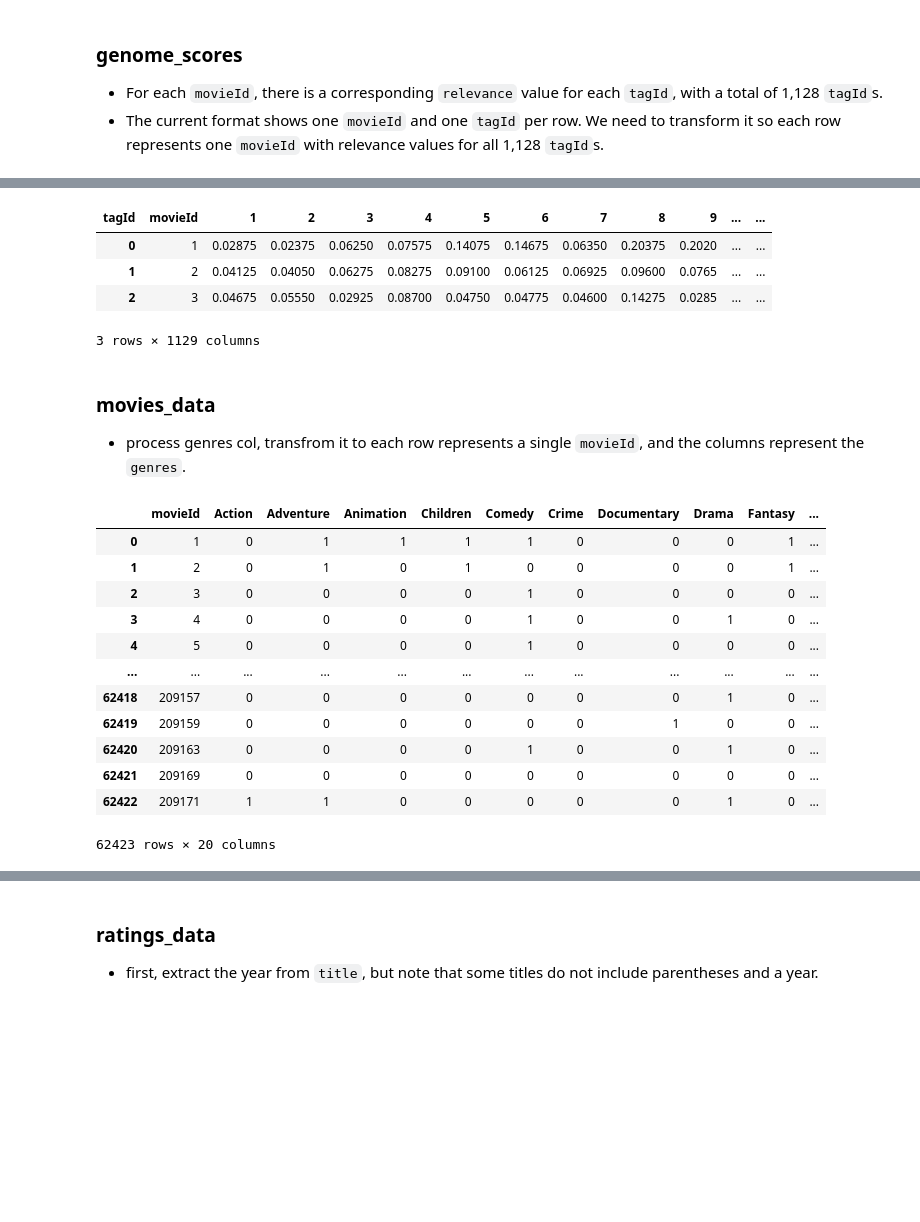
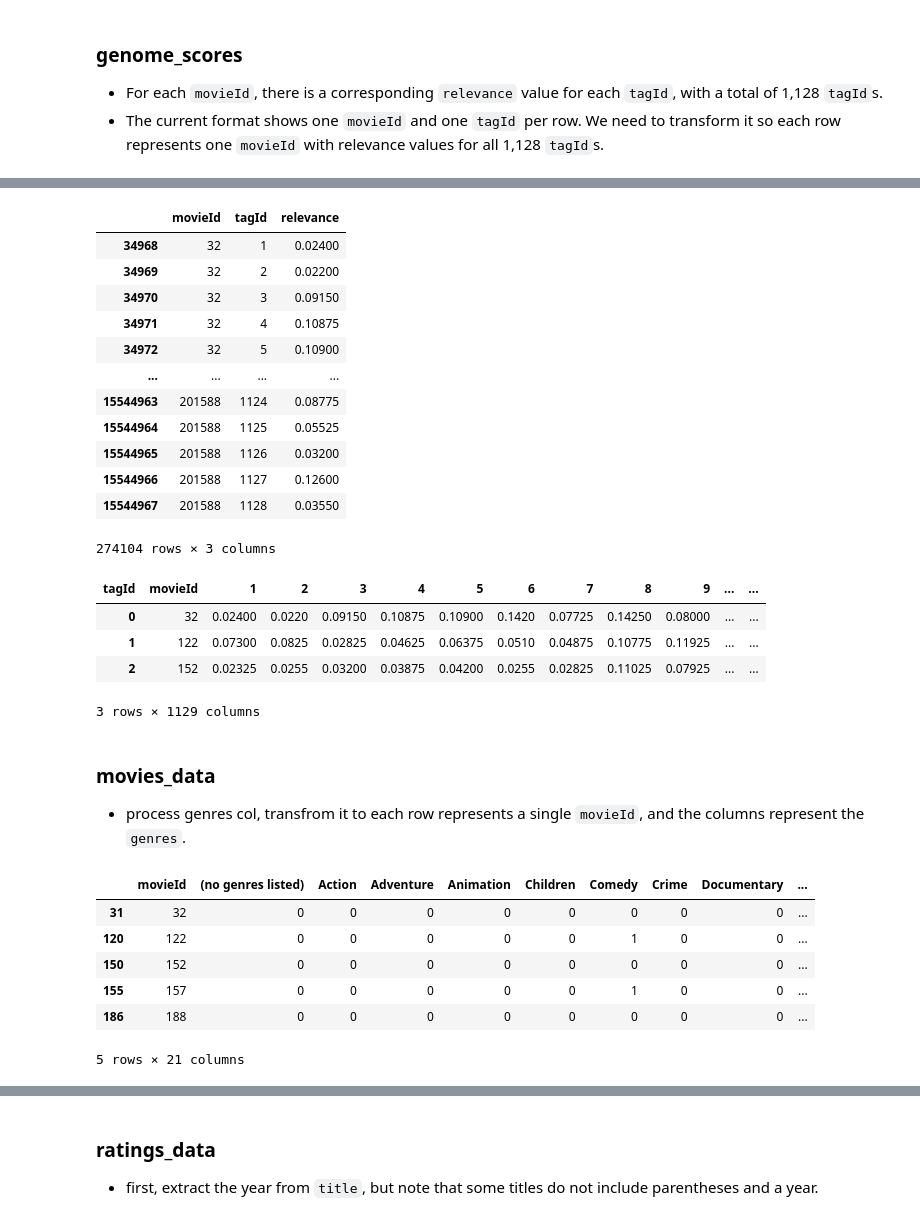
Before and after one commit to KarenKaoK/neo4j-movie-recommender, a Jupyter notebook: main.ipynb, the cells around one changed output, grey strips where cells are left out. Drawn from its saved outputs; the diff is of its cells as text; code cells hidden in the pictures; blank space fills up the shorter version.

```diff
--- a/main.ipynb
+++ b/main.ipynb
@@ -20,6 +22,6 @@ os.listdir('./data')
  'genome-scores.csv',
  'movies.csv']
 # %%
-genome_scores_data = pd.read_csv('./data/genome-scores.csv')
-movies_data = pd.read_csv('./data/movies.csv')
-ratings_data = pd.read_csv('./data/ratings.csv')
+tag_df = pd.read_csv('./data/genome-scores.csv')
+movie_df = pd.read_csv('./data/movies.csv')
+rating_df = pd.read_csv('./data/ratings.csv')
@@ -32,0 +60,17 @@ genome_scores_data.head(3)
+# %%
+'''
+依照原本的方法，在計算 cos similarity 的時候，會需要耗用大量的 RAM
+因為他是一個稀疏矩陣，當有 N 個電影，就會創立 N*N 大小的矩陣
+那這次實驗先縮小 movie 數量嘗試看看
+'''
+
+# limit to 1000 movies
+movieId_list = movie_df['movieId'].sample(1000)
+
+tag_df = tag_df[tag_df['movieId'].isin(movieId_list)]
+movie_df = movie_df[movie_df['movieId'].isin(movieId_list)]
+rating_df = rating_df[rating_df['movieId'].isin(movieId_list)]
+
+print(tag_df.shape
+      ,movie_df.shape
+      ,rating_df.shape)
@@ -152,32 +126,43 @@ genome_scores_data
+# %%
+tag_df
+# %% [output]
+|  | movieId | tagId | relevance |
+| 34968 | 32 | 1 | 0.02400 |
+| 34969 | 32 | 2 | 0.02200 |
+| 34970 | 32 | 3 | 0.09150 |
+| 34971 | 32 | 4 | 0.10875 |
+| 34972 | 32 | 5 | 0.10900 |
+| ... | ... | ... | ... |
+| 15544963 | 201588 | 1124 | 0.08775 |
+| 15544964 | 201588 | 1125 | 0.05525 |
+| 15544965 | 201588 | 1126 | 0.03200 |
+| 15544966 | 201588 | 1127 | 0.12600 |
+| 15544967 | 201588 | 1128 | 0.03550 |
+274104 rows × 3 columns
 # %%
-genome_scores_data = genome_scores_data.pivot(index=['movieId'], columns=['tagId'], values='relevance').reset_index()
-genome_scores_data.head(3)
+tag_df = tag_df.pivot(index=['movieId'], columns=['tagId'], values='relevance').reset_index()
+tag_df.head(3)
 # scores_pivot = genome_scores_data.pivot_table(index = ["movieId"],columns = ["tagId"],values = "relevance").reset_index()
 # %% [output]
 | tagId | movieId | 1 | 2 | 3 | 4 | 5 | 6 | 7 | 8 | 9 | ... | ... |
-| 0 | 1 | 0.02875 | 0.02375 | 0.06250 | 0.07575 | 0.14075 | 0.14675 | 0.06350 | 0.20375 | 0.2020 | ... | ... |
-| 1 | 2 | 0.04125 | 0.04050 | 0.06275 | 0.08275 | 0.09100 | 0.06125 | 0.06925 | 0.09600 | 0.0765 | ... | ... |
-| 2 | 3 | 0.04675 | 0.05550 | 0.02925 | 0.08700 | 0.04750 | 0.04775 | 0.04600 | 0.14275 | 0.0285 | ... | ... |
+| 0 | 32 | 0.02400 | 0.0220 | 0.09150 | 0.10875 | 0.10900 | 0.1420 | 0.07725 | 0.14250 | 0.08000 | ... | ... |
+| 1 | 122 | 0.07300 | 0.0825 | 0.02825 | 0.04625 | 0.06375 | 0.0510 | 0.04875 | 0.10775 | 0.11925 | ... | ... |
+| 2 | 152 | 0.02325 | 0.0255 | 0.03200 | 0.03875 | 0.04200 | 0.0255 | 0.02825 | 0.11025 | 0.07925 | ... | ... |
 3 rows × 1129 columns
 # %% [markdown]
 ### movies_data
 
 - process genres col, transfrom it to each row represents a single `movieId`, and the columns represent the `genres`.
 # %%
-mov_genres_df = movies_data['genres'].str.get_dummies(sep='|')
-mov_genres_df.insert(0, 'movieId', movies_data['movieId'])
-mov_genres_df.drop(columns=['(no genres listed)'])
+caculate_genres_df = movie_df['genres'].str.get_dummies(sep='|')
+caculate_genres_df.insert(0, 'movieId', movie_df['movieId'])
+caculate_genres_df.drop(columns=['(no genres listed)'])
+caculate_genres_df.head()
 # %% [output]
-|  | movieId | Action | Adventure | Animation | Children | Comedy | Crime | Documentary | Drama | Fantasy | ... |
-| 0 | 1 | 0 | 1 | 1 | 1 | 1 | 0 | 0 | 0 | 1 | ... |
-| 1 | 2 | 0 | 1 | 0 | 1 | 0 | 0 | 0 | 0 | 1 | ... |
-| 2 | 3 | 0 | 0 | 0 | 0 | 1 | 0 | 0 | 0 | 0 | ... |
-| 3 | 4 | 0 | 0 | 0 | 0 | 1 | 0 | 0 | 1 | 0 | ... |
-| 4 | 5 | 0 | 0 | 0 | 0 | 1 | 0 | 0 | 0 | 0 | ... |
-| ... | ... | ... | ... | ... | ... | ... | ... | ... | ... | ... | ... |
-| 62418 | 209157 | 0 | 0 | 0 | 0 | 0 | 0 | 0 | 1 | 0 | ... |
-| 62419 | 209159 | 0 | 0 | 0 | 0 | 0 | 0 | 1 | 0 | 0 | ... |
-| 62420 | 209163 | 0 | 0 | 0 | 0 | 1 | 0 | 0 | 1 | 0 | ... |
-| 62421 | 209169 | 0 | 0 | 0 | 0 | 0 | 0 | 0 | 0 | 0 | ... |
-| 62422 | 209171 | 1 | 1 | 0 | 0 | 0 | 0 | 0 | 1 | 0 | ... |
+|  | movieId | (no genres listed) | Action | Adventure | Animation | Children | Comedy | Crime | Documentary | ... |
+| 31 | 32 | 0 | 0 | 0 | 0 | 0 | 0 | 0 | 0 | ... |
+| 120 | 122 | 0 | 0 | 0 | 0 | 0 | 1 | 0 | 0 | ... |
+| 150 | 152 | 0 | 0 | 0 | 0 | 0 | 0 | 0 | 0 | ... |
+| 155 | 157 | 0 | 0 | 0 | 0 | 0 | 1 | 0 | 0 | ... |
+| 186 | 188 | 0 | 0 | 0 | 0 | 0 | 0 | 0 | 0 | ... |
-62423 rows × 20 columns
+5 rows × 21 columns
```
Also changed, not shown: parts of 48 cells of this notebook.
